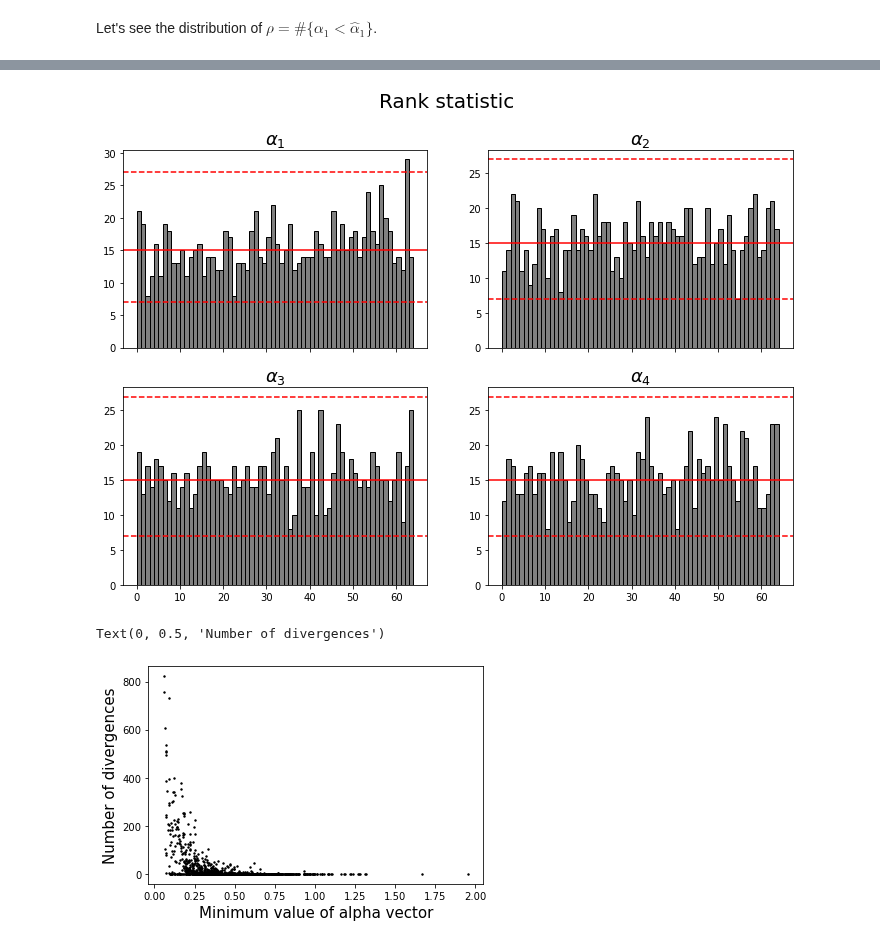
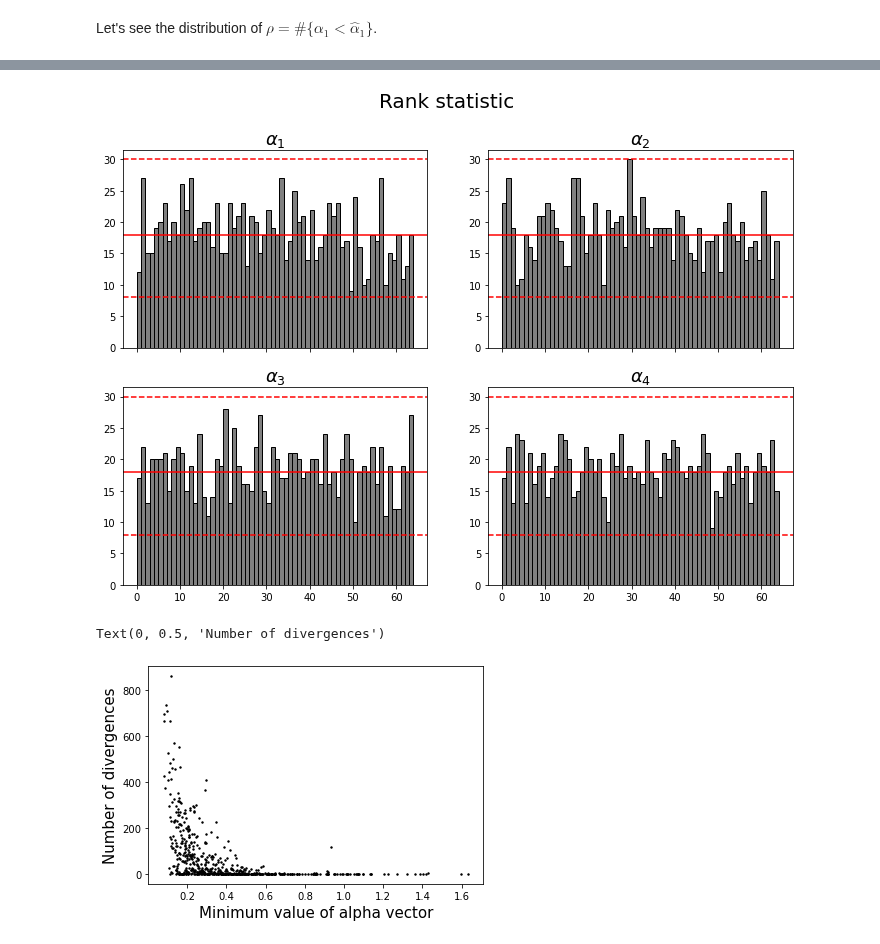
Before and after one commit to lucasmoschen/bivariate-beta, a Jupyter notebook: notebooks/bayesian_estimation_biv_beta.ipynb, the cells around one changed output, grey strips where cells are left out. Cells and saved outputs as stored; diff of their text form; code cells hidden in the pictures.

```diff
--- a/notebooks/bayesian_estimation_biv_beta.ipynb
+++ b/notebooks/bayesian_estimation_biv_beta.ipynb
@@ -61,45 +61,38 @@ https://betanalpha.github.io/assets/case_studies/principled_bayesian_workflow.ht
 
 Consider the prior $\alpha \sim \operatorname{Gamma}(a=2, b=2)$
 # %%
-a, b = 2,2
+a, b = 1, 1
 
 # Gamma hyperparameters
 a = a*np.ones(4)
 b = b*np.ones(4)
-
-# bojum prior
-m = -0.9
-r = b
-
-# uniform-exponential prior
-p = 0.5*np.ones(4)
-lambd = np.ones(4)
-c = 100*np.ones(4)
+c = 0.0
 
 n = 50
 
-data = {'n': n, 'prior_alpha': 1, 'a': a, 'b': b, 'm': m, 'r': r, 'p': p, 'lambda': lambd, 'c': c}
+data = {'n': n, 'prior_alpha': 1, 'a': a, 'b': b, 'c': c}
 
-R = 63
+L = 63
 N = 1000
 # %% [markdown]
 Let's see the distribution of $\rho = \#\{\alpha_1 < \hat{\alpha}_1\}$.
 # %%
 rho_values = []
 rng = np.random.RandomState(831290)
+jumped = 0
 
-for _ in tqdm.trange(N):
-    true_alpha = rng.gamma(shape=a, scale=1/b, size=4) + 0.05
+for _ in tqdm.trange(2*N):
+    true_alpha = rng.gamma(shape=a, scale=1/b, size=4) + c
     seed=rng.randint(831290)
     XY, U = generate_data(true_alpha, n, seed=seed)
-    if U[U<=0].shape[0] + XY[XY>=1].shape[0] > 0:
-        print(len(rho_values))
+    if U[U<=np.finfo(np.float64).eps].shape[0] > 0:
+        jumped += 1
         continue
     data['xy'] = XY
     model_fit = model3.sample(data=data, iter_warmup=1000, iter_sampling=1000, chains=1, adapt_delta=0.9,
                               show_progress=False, show_console=False)
-    alpha_estimates = (model_fit.stan_variables()['alpha'])[rng.choice(range(1000), size=R, replace=False)]
-    rho = np.sum(alpha_estimates+0.05 > true_alpha, axis=0)
+    alpha_estimates = (model_fit.stan_variables()['alpha'])[rng.choice(range(1000), size=L, replace=False)]
+    rho = np.sum(alpha_estimates+c > true_alpha, axis=0)
     rho_values.append({'rho': rho,
                        'diagnose': model_fit.diagnose(),
                        'true_alpha': true_alpha,
@@ -109,20 +116,20 @@ for _ in tqdm.trange(N):
 # %%
 fig, ax = plt.subplots(2,2,figsize=(12,8), sharex=True)
 
 for i in range(4):
     ax[i//2,i%2].hist(np.array([i['rho'] for i in rho_values])[:,i], color='grey', edgecolor='black', bins=range(R+2))
     ax[i//2,i%2].set_title(r'$\alpha_{}$'.format(i+1), fontsize=18)
 
 for i in range(2):
     for j in range(2):
-        ax[i,j].axhline(stats.binom(n=len(rho_values), p=1/(R+1)).ppf(0.005), color='red', linestyle='--')
-        ax[i,j].axhline(stats.binom(n=len(rho_values), p=1/(R+1)).ppf(0.5), color='red', linestyle='-')
-        ax[i,j].axhline(stats.binom(n=len(rho_values), p=1/(R+1)).ppf(0.995), color='red', linestyle='--')
+        ax[i,j].axhline(stats.binom(n=len(rho_values), p=1/(L+1)).ppf(0.005), color='red', linestyle='--')
+        ax[i,j].axhline(stats.binom(n=len(rho_values), p=1/(L+1)).ppf(0.5), color='red', linestyle='-')
+        ax[i,j].axhline(stats.binom(n=len(rho_values), p=1/(L+1)).ppf(0.995), color='red', linestyle='--')
 
 fig.suptitle('Rank statistic', fontsize=20)
 plt.show()
 # %% [output]
-[figure, old version]
+[figure, new version]
 # %%
 for i in rho_values:
     txt = "\n\nChecking sampler transitions for divergences.\n"
@@ -145,7 +152,7 @@ plt.xlabel('Minimum value of alpha vector', fontsize=15)
 plt.ylabel('Number of divergences', fontsize=15)
 # %% [output]
 Text(0, 0.5, 'Number of divergences')
-[figure, old version]
+[figure, new version]
 # %%
 sns.pairplot(data=pd.DataFrame(np.array([i['rho'] for i in rho_values])))
 # %% [output]
```
Also changed, not shown: parts of 10 cells of this notebook.
